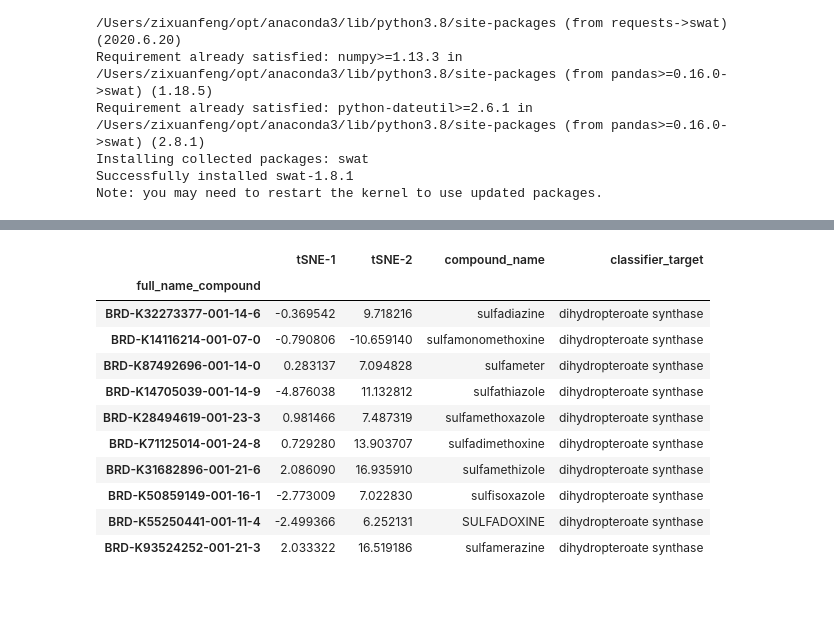
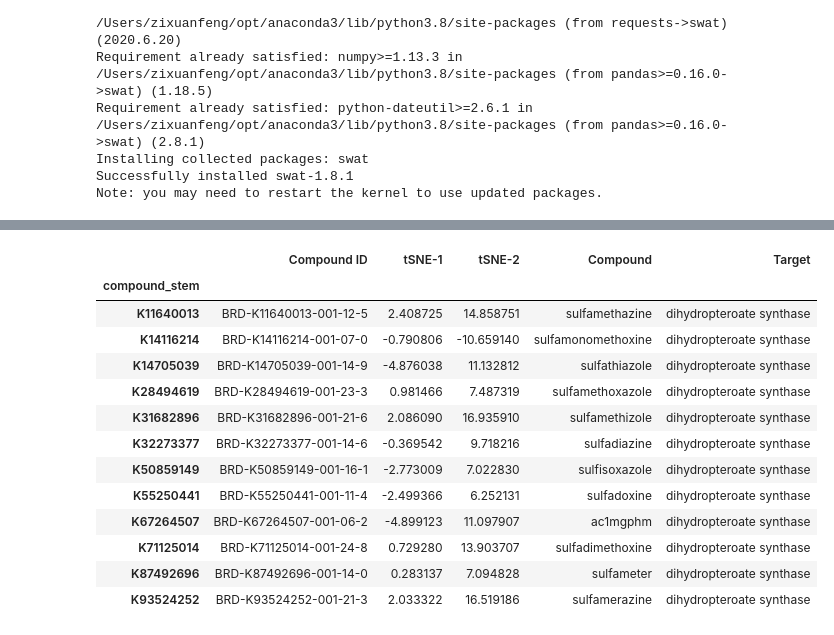
Before and after one commit to ZixuanFeng-NYU/Research-process, a Jupyter notebook: t-SNE_paper_plot_reproduce.ipynb, the cells around one changed output, grey strips where cells are left out. Saved outputs shown, nothing was run; the diff lists cells and outputs as text; code cells hidden in the pictures; blank space fills up the shorter version.

```diff
--- a/t-SNE_paper_plot_reproduce.ipynb
+++ b/t-SNE_paper_plot_reproduce.ipynb
@@ -48,0 +71,2 @@ display(t_sne_data.shape)
+# %%
+t_sne_data.insert(1, "compound_stem", compound_stem)
@@ -49,4 +89,5 @@ display(t_sne_data.shape)
 # %%
-compound_target=pd.read_csv('csv/combined_info_for_known_target_inhibitor_pair_from_paper.csv')
-compound_target
+compound_target=pd.read_csv('csv/inhibitor_target_from_paper.csv')
+new_compound_target=compound_target.rename(columns={'Broad ID': 'compound_stem'})
+new_compound_target
 # %% [output]
@@ -84,5 +107,5 @@ new_reduced_compound_target
 # %%
-left=new_reduced_compound_target.set_index(['full_name_compound'])
-right=new_t_sne_data.set_index(['full_name_compound'])
+left=new_compound_target.set_index(['compound_stem'])
+right=t_sne_data.set_index(['compound_stem'])
 full=right.join(left)
-full.to_csv('csv/full_name_compound_tSNE1_tSNE2_target.csv')
+full
@@ -88,0 +127,2 @@ full.to_csv('csv/full_name_compound_tSNE1_tSNE2_target.csv')
+# %%
+reduced_full= full.loc[full.Target.notnull()]
@@ -108,19 +177,21 @@ DNA_gyrase
 # %%
-DHPS=full.loc[full.classifier_target=='dihydropteroate synthase']
+DHPS=reduced_full.loc[reduced_full.Target=='dihydropteroate synthase']
 DHPS
 # %% [output]
-|  | tSNE-1 | tSNE-2 | compound_name | classifier_target |
-| full_name_compound |  |  |  |  |
-| BRD-K32273377-001-14-6 | -0.369542 | 9.718216 | sulfadiazine | dihydropteroate synthase |
-| BRD-K14116214-001-07-0 | -0.790806 | -10.659140 | sulfamonomethoxine | dihydropteroate synthase |
-| BRD-K87492696-001-14-0 | 0.283137 | 7.094828 | sulfameter | dihydropteroate synthase |
-| BRD-K14705039-001-14-9 | -4.876038 | 11.132812 | sulfathiazole | dihydropteroate synthase |
-| BRD-K28494619-001-23-3 | 0.981466 | 7.487319 | sulfamethoxazole | dihydropteroate synthase |
-| BRD-K71125014-001-24-8 | 0.729280 | 13.903707 | sulfadimethoxine | dihydropteroate synthase |
-| BRD-K31682896-001-21-6 | 2.086090 | 16.935910 | sulfamethizole | dihydropteroate synthase |
-| BRD-K50859149-001-16-1 | -2.773009 | 7.022830 | sulfisoxazole | dihydropteroate synthase |
-| BRD-K55250441-001-11-4 | -2.499366 | 6.252131 | SULFADOXINE | dihydropteroate synthase |
-| BRD-K93524252-001-21-3 | 2.033322 | 16.519186 | sulfamerazine | dihydropteroate synthase |
+|  | Compound ID | tSNE-1 | tSNE-2 | Compound | Target |
+| compound_stem |  |  |  |  |  |
+| K11640013 | BRD-K11640013-001-12-5 | 2.408725 | 14.858751 | sulfamethazine | dihydropteroate synthase |
+| K14116214 | BRD-K14116214-001-07-0 | -0.790806 | -10.659140 | sulfamonomethoxine | dihydropteroate synthase |
+| K14705039 | BRD-K14705039-001-14-9 | -4.876038 | 11.132812 | sulfathiazole | dihydropteroate synthase |
+| K28494619 | BRD-K28494619-001-23-3 | 0.981466 | 7.487319 | sulfamethoxazole | dihydropteroate synthase |
+| K31682896 | BRD-K31682896-001-21-6 | 2.086090 | 16.935910 | sulfamethizole | dihydropteroate synthase |
+| K32273377 | BRD-K32273377-001-14-6 | -0.369542 | 9.718216 | sulfadiazine | dihydropteroate synthase |
+| K50859149 | BRD-K50859149-001-16-1 | -2.773009 | 7.022830 | sulfisoxazole | dihydropteroate synthase |
+| K55250441 | BRD-K55250441-001-11-4 | -2.499366 | 6.252131 | sulfadoxine | dihydropteroate synthase |
+| K67264507 | BRD-K67264507-001-06-2 | -4.899123 | 11.097907 | ac1mgphm | dihydropteroate synthase |
+| K71125014 | BRD-K71125014-001-24-8 | 0.729280 | 13.903707 | sulfadimethoxine | dihydropteroate synthase |
+| K87492696 | BRD-K87492696-001-14-0 | 0.283137 | 7.094828 | sulfameter | dihydropteroate synthase |
+| K93524252 | BRD-K93524252-001-21-3 | 2.033322 | 16.519186 | sulfamerazine | dihydropteroate synthase |
 # %%
 _50S_ribosome=full.loc[full.classifier_target=='50S ribosome 23S rRNA translocation']
 _50S_ribosome
```
Also changed, not shown: parts of 17 cells of this notebook.
